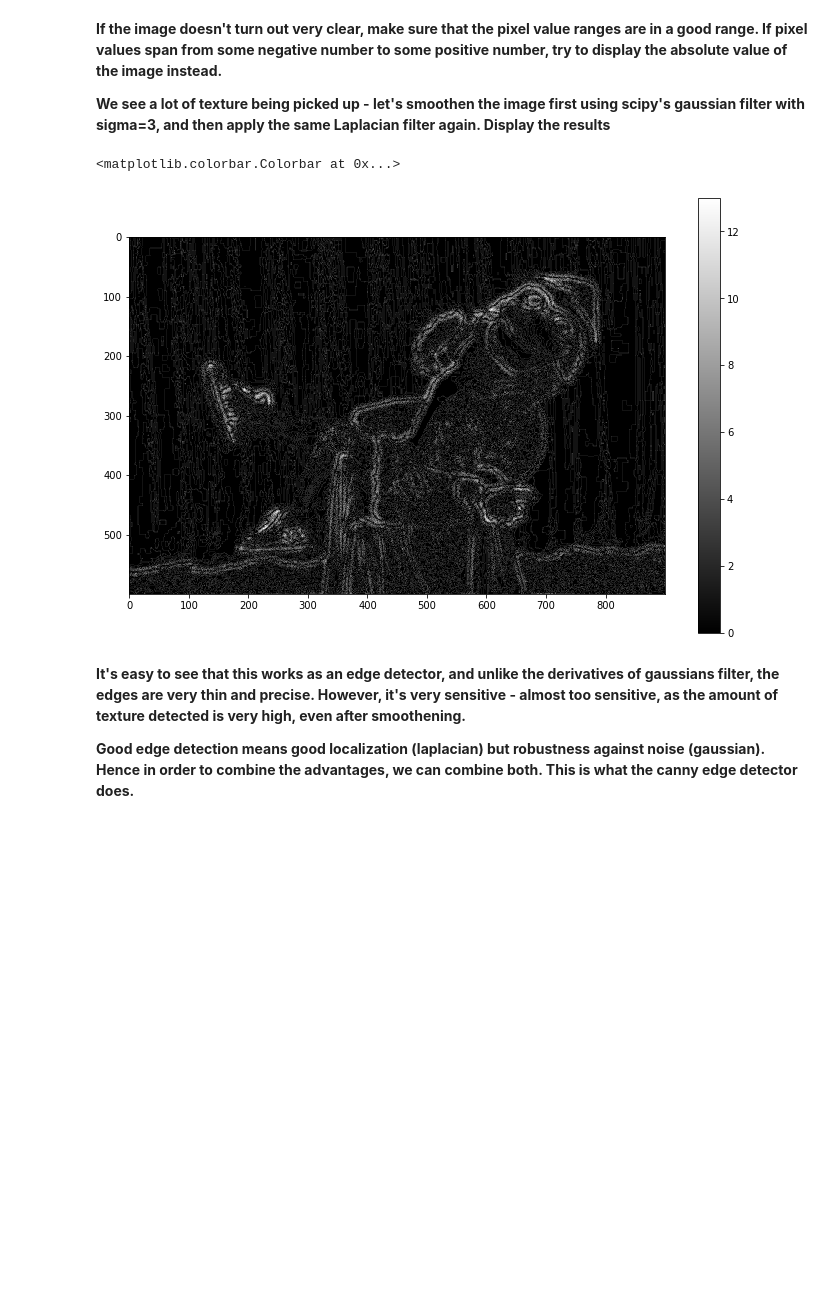
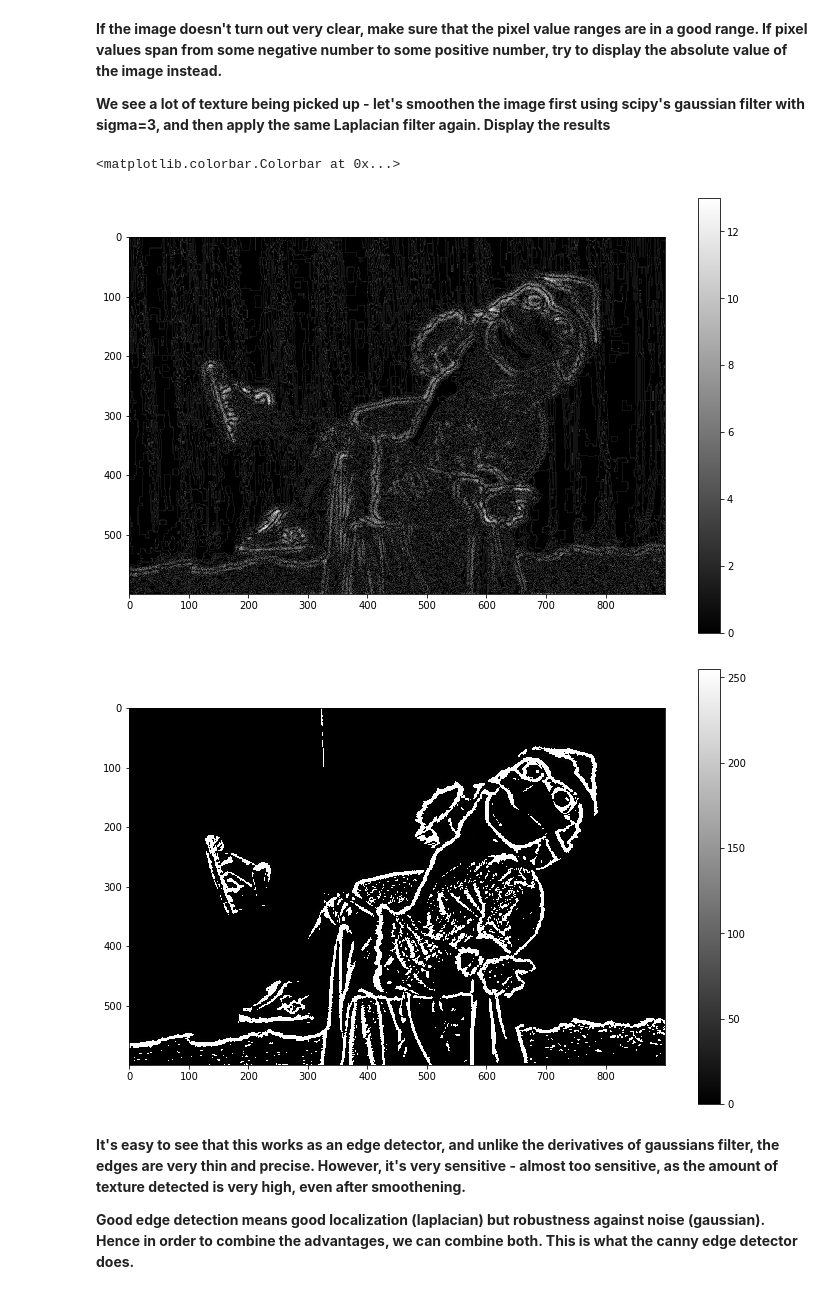
Before and after one commit to dlezcan1/computer-vision-fall-2020, a Jupyter notebook: week3/(Week_3)_Edge_Detection.ipynb, the cells around one changed output. Drawn from its saved outputs; the diff is of its cells as text; code cells hidden in the pictures; blank space fills up the shorter version.

```diff
--- a/week3/(Week_3)_Edge_Detection.ipynb
+++ b/week3/(Week_3)_Edge_Detection.ipynb
@@ -323,13 +323,21 @@ plt.colorbar()
 # %%
 from scipy.ndimage import gaussian_filter
 sigma = (3,3)
 laplace_gauss = cv2.Laplacian(gaussian_filter(original_image, sigma), cv2.CV_64F)
 plt.figure(figsize=(12,8))
 plt.imshow(np.abs(laplace_gauss), cmap='gray')
 plt.colorbar()
+
+gauss_x2 = gaussian_filter(original_image, (3,0), order=2)
+gauss_y2 = gaussian_filter(original_image, (0,3), order=2)
+gauss_2 = gauss_x2 + gauss_y2
+plt.figure(figsize=(12,8))
+plt.imshow(gauss_2, cmap='gray')
+plt.colorbar()
 # %% [output]
 <matplotlib.colorbar.Colorbar at 0x...>
 [figure]
+[figure, added]
 # %% [markdown]
 **It's easy to see that this works as an edge detector, and unlike the derivatives of gaussians filter, the edges are very thin and precise. However, it's very sensitive - almost too sensitive, as the amount of texture detected is very high, even after smoothening.**
 
```
Also changed, not shown: parts of 1 cell of this notebook, 32 other files.
